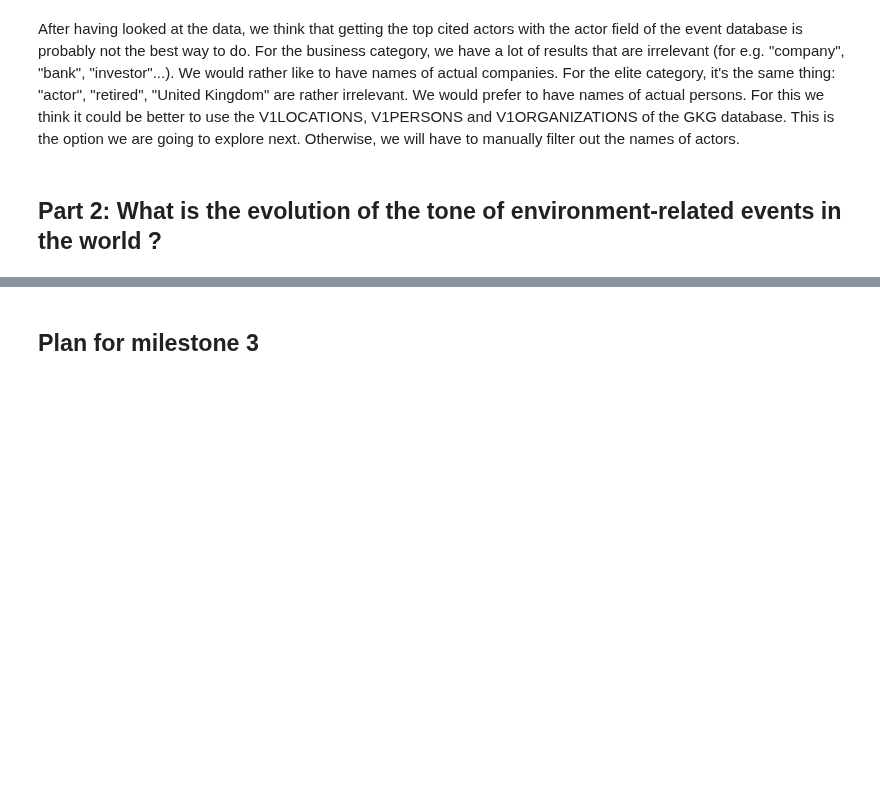
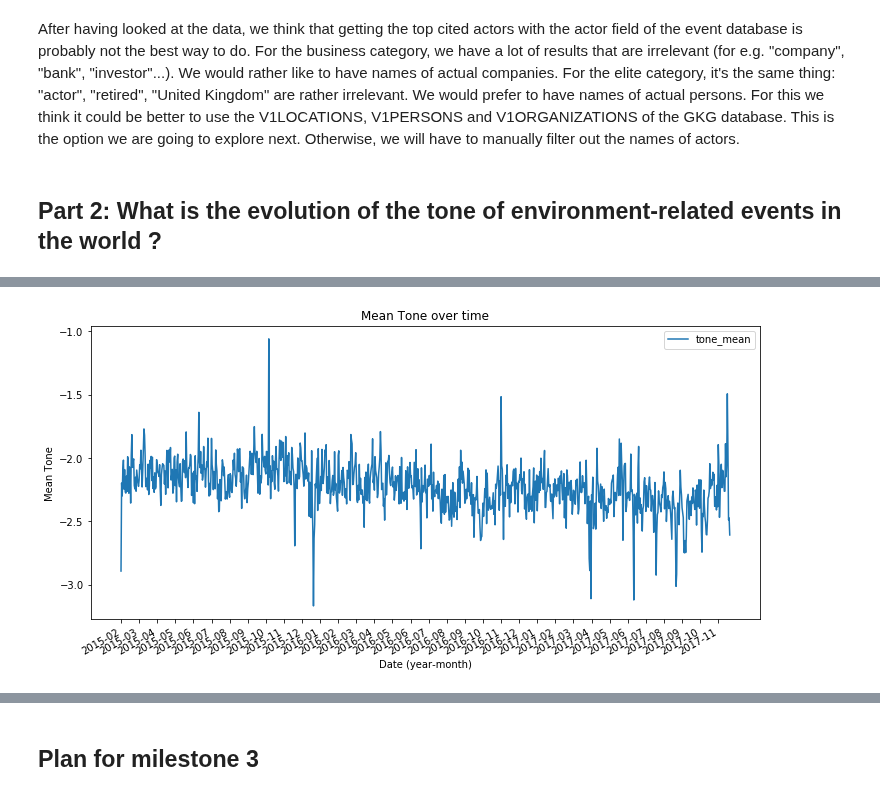
Before and after one commit to damlobster/ada2018, a Jupyter notebook: src/Milestone2.ipynb, the cells around one changed output, grey strips where cells are left out. Cells and saved outputs as stored; diff of their text form; code cells hidden in the pictures; blank space fills up the shorter version.

```diff
--- a/src/Milestone2.ipynb
+++ b/src/Milestone2.ipynb
@@ -181,0 +189,9 @@ For this we think it could be better to use the V1LOCATIONS, V1PERSONS and V1ORG
+# %%
+DATA_FOLDER = 'tone'
+# %%
+#Load data
+tones_df = spark.read.parquet(DATA_FOLDER + "/tone_mean_count.parquet")
+# %%
+#Convert to Pandas dataframe
+tones = tones_df.toPandas()
+tones.head()
@@ -181,0 +217,6 @@ For this we think it could be better to use the V1LOCATIONS, V1PERSONS and V1ORG
+# %%
+#Create a datetime column from the year, month, day columns
+tones['datetime'] = pd.to_datetime(tones[['year','month','day']])
+#Sort the values in chronological order
+tones = tones.sort_values(by='datetime')
+tones.head()
@@ -181,0 +230,13 @@ For this we think it could be better to use the V1LOCATIONS, V1PERSONS and V1ORG
+# %%
+#Plot the mean of the tone against the date
+tones.plot('datetime','tone_mean',figsize=(12,6))
+# Display a label every month
+ticks = tones.datetime.values[0::30]
+labels = [str(t).split('-')[0] + "-" + str(t).split('-')[1] for t in ticks]
+plt.xticks(ticks, labels)
+plt.xlabel("Date (year-month)")
+plt.ylabel("Mean Tone")
+plt.title("Mean Tone over time")
+plt.show()
+# %% [output]
+[figure, added]
```
Also changed, not shown: parts of 7 cells of this notebook.
